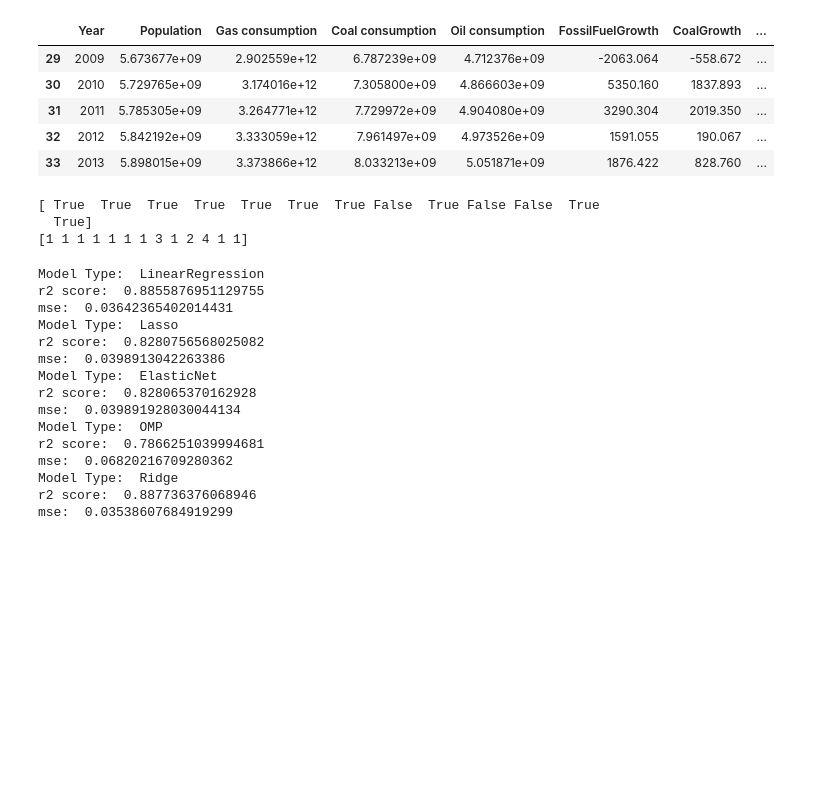
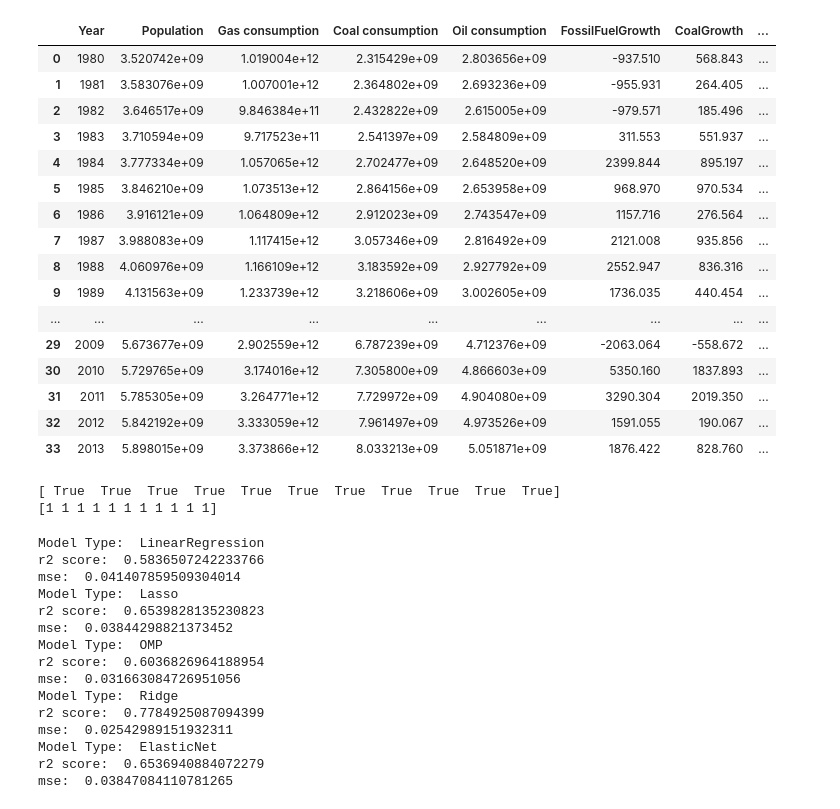
Before and after one commit to rmaxseiner/TeamCowboys, a Jupyter notebook: ModelTrainingGlobal.ipynb, the cells around one changed output. Saved outputs shown, nothing was run; the diff lists cells and outputs as text; code cells hidden in the pictures; blank space fills up the shorter version.

```diff
--- a/ModelTrainingGlobal.ipynb
+++ b/ModelTrainingGlobal.ipynb
@@ -25,13 +26,24 @@ warnings.filterwarnings('ignore')
 # %%
 # Load data and finalize dataset variables
 df = pd.read_csv('GlobalYearly.csv')
 
 # Drop index column from csv
 df = df.drop('Unnamed: 0',axis=1)
 
-df.tail(5)
+df
 # %% [output]
 |  | Year | Population | Gas consumption | Coal consumption | Oil consumption | FossilFuelGrowth | CoalGrowth | ... |
+| 0 | 1980 | 3.520742e+09 | 1.019004e+12 | 2.315429e+09 | 2.803656e+09 | -937.510 | 568.843 | ... |
+| 1 | 1981 | 3.583076e+09 | 1.007001e+12 | 2.364802e+09 | 2.693236e+09 | -955.931 | 264.405 | ... |
+| 2 | 1982 | 3.646517e+09 | 9.846384e+11 | 2.432822e+09 | 2.615005e+09 | -979.571 | 185.496 | ... |
+| 3 | 1983 | 3.710594e+09 | 9.717523e+11 | 2.541397e+09 | 2.584809e+09 | 311.553 | 551.937 | ... |
+| 4 | 1984 | 3.777334e+09 | 1.057065e+12 | 2.702477e+09 | 2.648520e+09 | 2399.844 | 895.197 | ... |
+| 5 | 1985 | 3.846210e+09 | 1.073513e+12 | 2.864156e+09 | 2.653958e+09 | 968.970 | 970.534 | ... |
+| 6 | 1986 | 3.916121e+09 | 1.064809e+12 | 2.912023e+09 | 2.743547e+09 | 1157.716 | 276.564 | ... |
+| 7 | 1987 | 3.988083e+09 | 1.117415e+12 | 3.057346e+09 | 2.816492e+09 | 2121.008 | 935.856 | ... |
+| 8 | 1988 | 4.060976e+09 | 1.166109e+12 | 3.183592e+09 | 2.927792e+09 | 2552.947 | 836.316 | ... |
+| 9 | 1989 | 4.131563e+09 | 1.233739e+12 | 3.218606e+09 | 3.002605e+09 | 1736.035 | 440.454 | ... |
+| ... | ... | ... | ... | ... | ... | ... | ... | ... |
 | 29 | 2009 | 5.673677e+09 | 2.902559e+12 | 6.787239e+09 | 4.712376e+09 | -2063.064 | -558.672 | ... |
 | 30 | 2010 | 5.729765e+09 | 3.174016e+12 | 7.305800e+09 | 4.866603e+09 | 5350.160 | 1837.893 | ... |
 | 31 | 2011 | 5.785305e+09 | 3.264771e+12 | 7.729972e+09 | 4.904080e+09 | 3290.304 | 2019.350 | ... |
@@ -66,8 +80,7 @@ def train_model(X,y,type="Ridge"):
 
     return lm, X_train, X_test, y_train, y_test
 # %%
-pca_data_columns = ['Population',
- 'Gas consumption',
+pca_data_columns = ['Gas consumption','Population',
  'Coal consumption',
  'Oil consumption',
  'Gas cumsum',
@@ -76,54 +89,53 @@ pca_data_columns = ['Population',
  'FossilFuelGrowth',
  'CoalGrowth',
  'GasGrowth',
- 'OilGrowth',
- 'TempMinus1',
- 'TempMinus2']
+ 'OilGrowth']
+ #'TempMinus1',
+ #'TempMinus2']
  #'TempMinus5',
 
+target_columns =  ['LandMaxTemperature'] #['AverageTemperature']
 
-pca_df = df[pca_data_columns+['AverageTemperature']].dropna()
 
-target_columns = ['AverageTemperature']
+pca_df = df[pca_data_columns+target_columns].dropna()
+
 
 # create a base classifier used to evaluate a subset of attributes
 
 # create the RFE model and select 3 attributes
-rfe = RFE(estimator=RandomForestRegressor(), n_features_to_select=10)
+rfe = RFE(estimator=RandomForestRegressor(), n_features_to_select=11)
 rfe = rfe.fit(pca_df[pca_data_columns], pca_df[target_columns])
 # summarize the selection of the attributes
 print(rfe.support_)
 print(rfe.ranking_)
 # %% [output]
-[ True  True  True  True  True  True  True False  True False False  True
-  True]
-[1 1 1 1 1 1 1 3 1 2 4 1 1]
+[ True  True  True  True  True  True  True  True  True  True  True]
+[1 1 1 1 1 1 1 1 1 1 1]
 # %%
 data_columns = list(rfe.feature_names_in_[rfe.support_])
-target_columns = ['AverageTemperature']
 
-model_df = df[data_columns+['AverageTemperature']].dropna()
+model_df = df[data_columns+target_columns].dropna()
 
 y = model_df[target_columns]
 X = model_df[data_columns]
-for model in ['LinearRegression','Lasso','ElasticNet','OMP','Ridge']:
+for model in ['LinearRegression','Lasso','OMP','ElasticNet','Ridge']:
     lm, X_train, X_test, y_train, y_test = train_model(X,y,model)
 # %% [output]
 Model Type:  LinearRegression
-r2 score:  0.8855876951129755
-mse:  0.03642365402014431
+r2 score:  0.5836507242233766
+mse:  0.041407859509304014
 Model Type:  Lasso
-r2 score:  0.8280756568025082
-mse:  0.0398913042263386
+r2 score:  0.6539828135230823
+mse:  0.03844298821373452
+Model Type:  OMP
+r2 score:  0.6036826964188954
+mse:  0.031663084726951056
+Model Type:  Ridge
+r2 score:  0.7784925087094399
+mse:  0.02542989151932311
 Model Type:  ElasticNet
-r2 score:  0.828065370162928
-mse:  0.039891928030044134
-Model Type:  OMP
-r2 score:  0.7866251039994681
-mse:  0.06820216709280362
-Model Type:  Ridge
-r2 score:  0.887736376068946
-mse:  0.03538607684919299
+r2 score:  0.6536940884072279
+mse:  0.03847084110781265
 # %%
 score_df = df.loc[X_test.index][['AverageTemperature']]
 score_df['Model Prediction'] = lm.predict(X_test)
```
Also changed, not shown: parts of 6 cells of this notebook.
